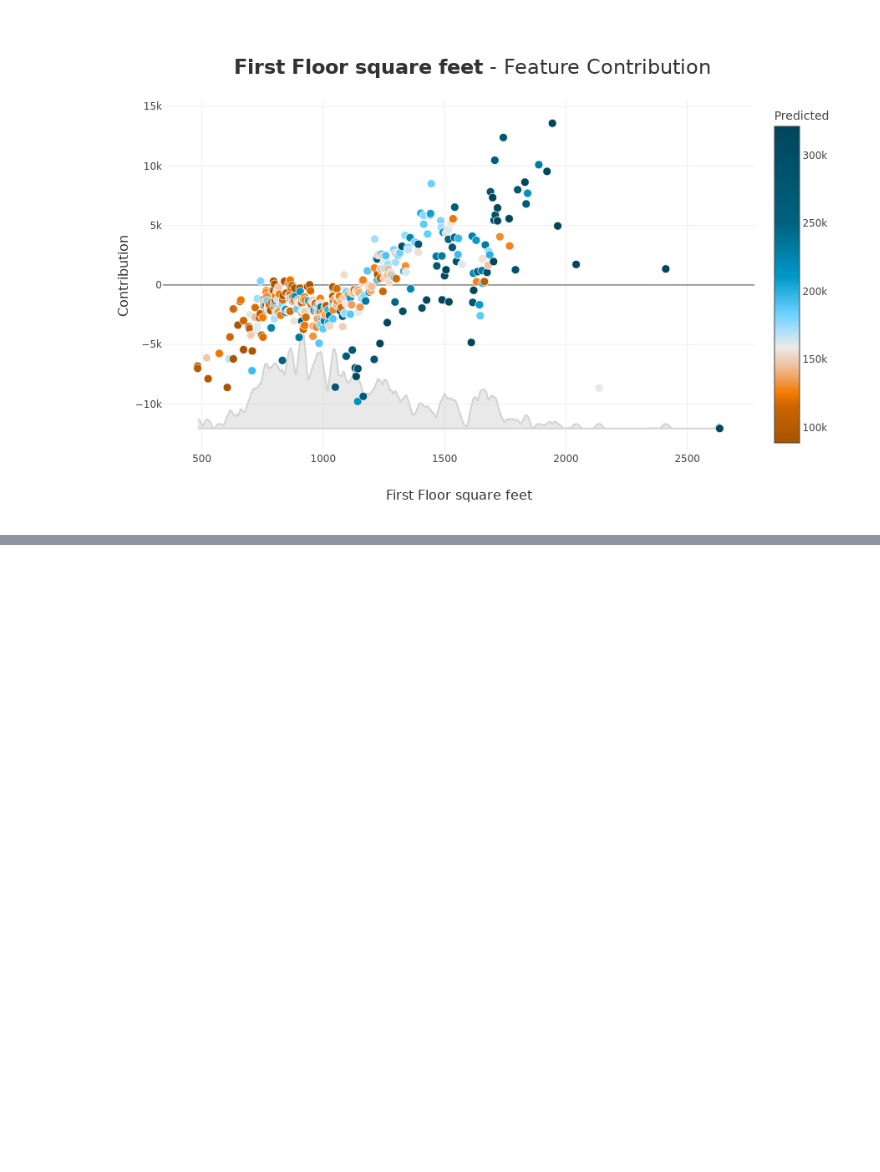
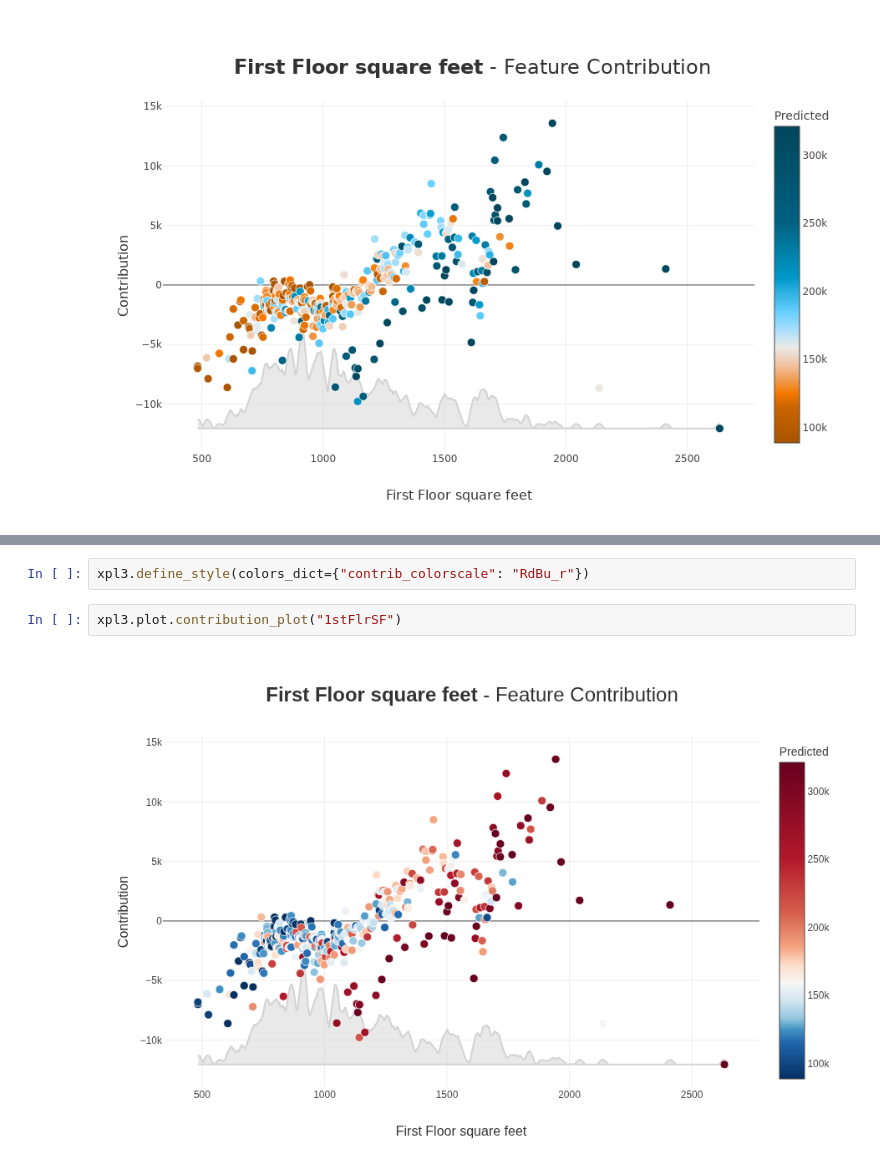
Before and after one commit to MAIF/shapash, a Jupyter notebook: tutorial/common/tuto-common02-colors.ipynb, the cells around one changed output, grey strips where cells are left out. Saved outputs shown, nothing was run; the diff lists cells and outputs as text; blank space fills up the shorter version.

```diff
--- a/tutorial/common/tuto-common02-colors.ipynb
+++ b/tutorial/common/tuto-common02-colors.ipynb
@@ -150,0 +159,6 @@ xpl3.plot.contribution_plot("1stFlrSF")
+# %%
+xpl3.define_style(colors_dict={"contrib_colorscale": "RdBu_r"})
+# %%
+xpl3.plot.contribution_plot("1stFlrSF")
+# %% [output]
+[figure, added]
```
Also changed, not shown: parts of 5 cells of this notebook.
